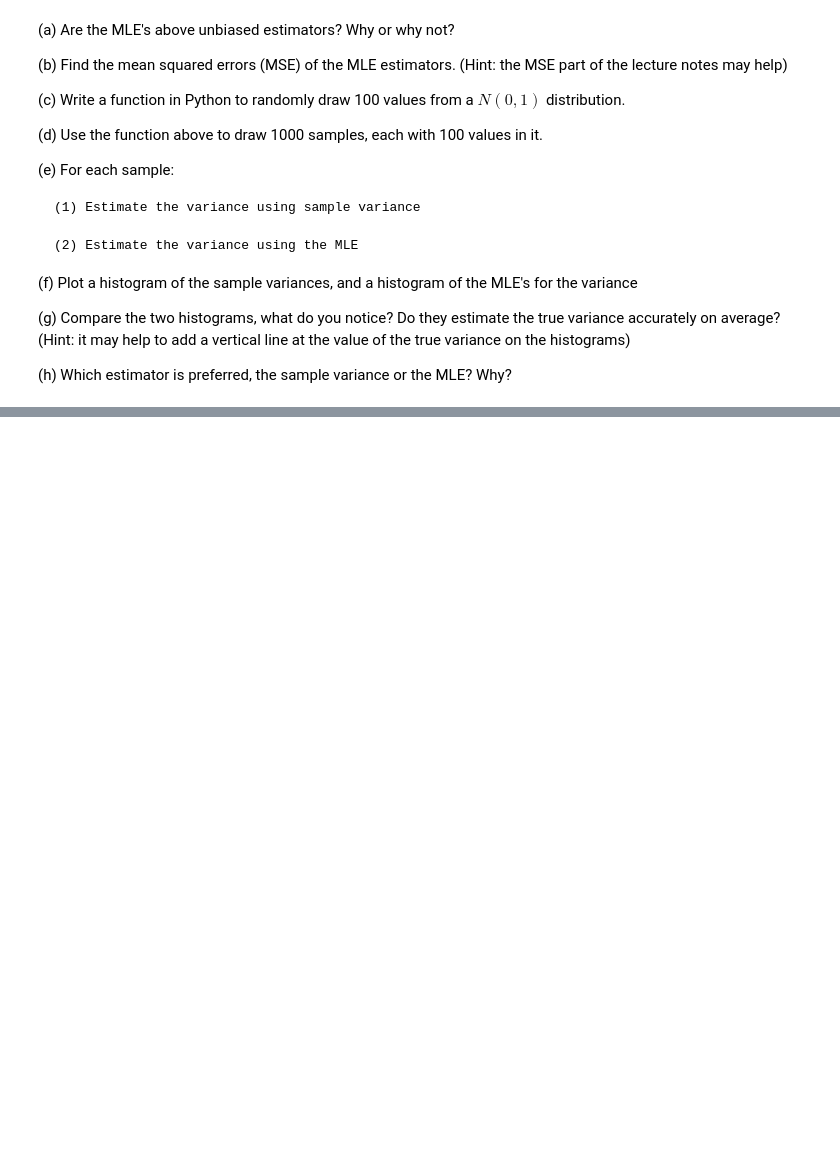
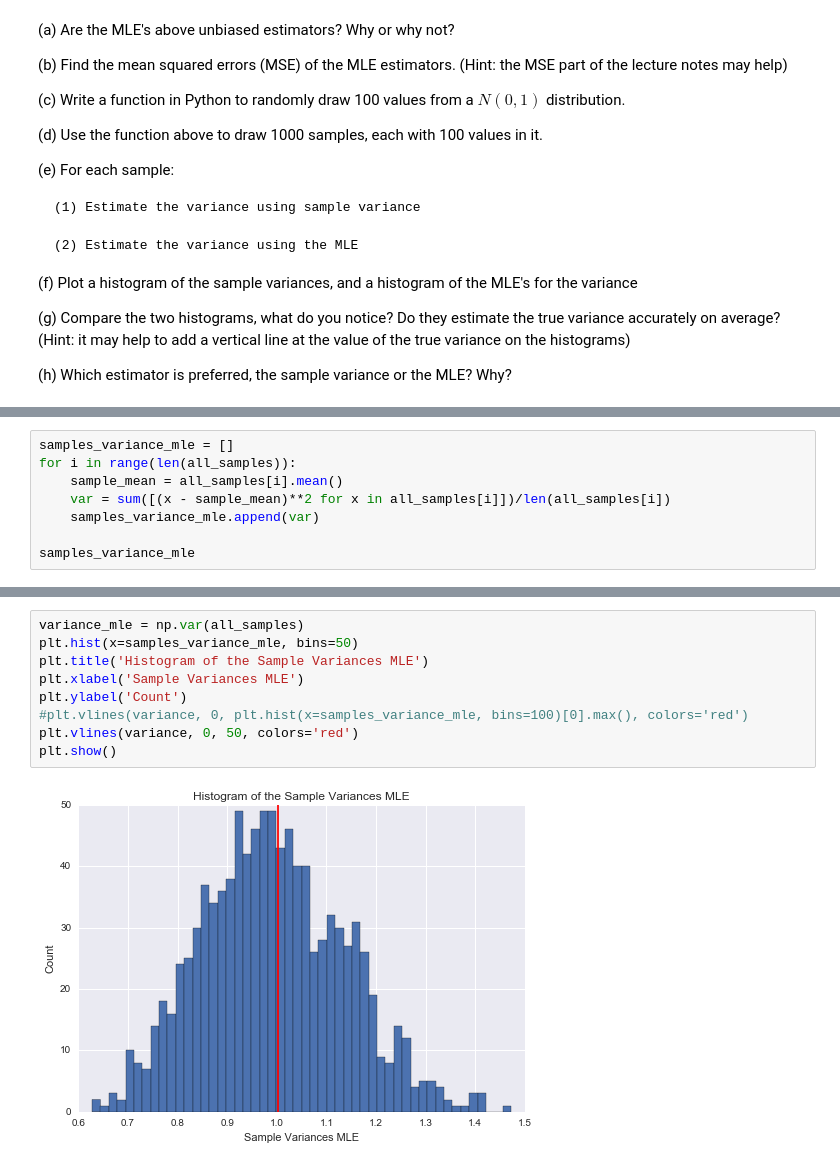
Before and after one commit to carlespoles/DSCI6002-student, a Jupyter notebook: week4/4-2_Estimates/DSCI6002-4.2-Lab-CarlesPolesMielgo_ChauDao.ipynb, the cells around one changed output, grey strips where cells are left out. Cells and saved outputs as stored; diff of their text form; blank space fills up the shorter version.

```diff
--- a/week4/4-2_Estimates/DSCI6002-4.2-Lab-CarlesPolesMielgo_ChauDao.ipynb
+++ b/week4/4-2_Estimates/DSCI6002-4.2-Lab-CarlesPolesMielgo_ChauDao.ipynb
@@ -166,0 +264,8 @@ draw_normal(100, 0, 1)
+# %%
+samples_variance_mle = []
+for i in range(len(all_samples)):
+    sample_mean = all_samples[i].mean()
+    var = sum([(x - sample_mean)**2 for x in all_samples[i]])/len(all_samples[i])
+    samples_variance_mle.append(var)
+
+samples_variance_mle
@@ -166,0 +308,11 @@ draw_normal(100, 0, 1)
+# %%
+variance_mle = np.var(all_samples)
+plt.hist(x=samples_variance_mle, bins=50)
+plt.title('Histogram of the Sample Variances MLE')
+plt.xlabel('Sample Variances MLE')
+plt.ylabel('Count')
+#plt.vlines(variance, 0, plt.hist(x=samples_variance_mle, bins=100)[0].max(), colors='red')
+plt.vlines(variance, 0, 50, colors='red')
+plt.show()
+# %% [output]
+[figure, added]
```
Also changed, not shown: parts of 21 cells of this notebook.
